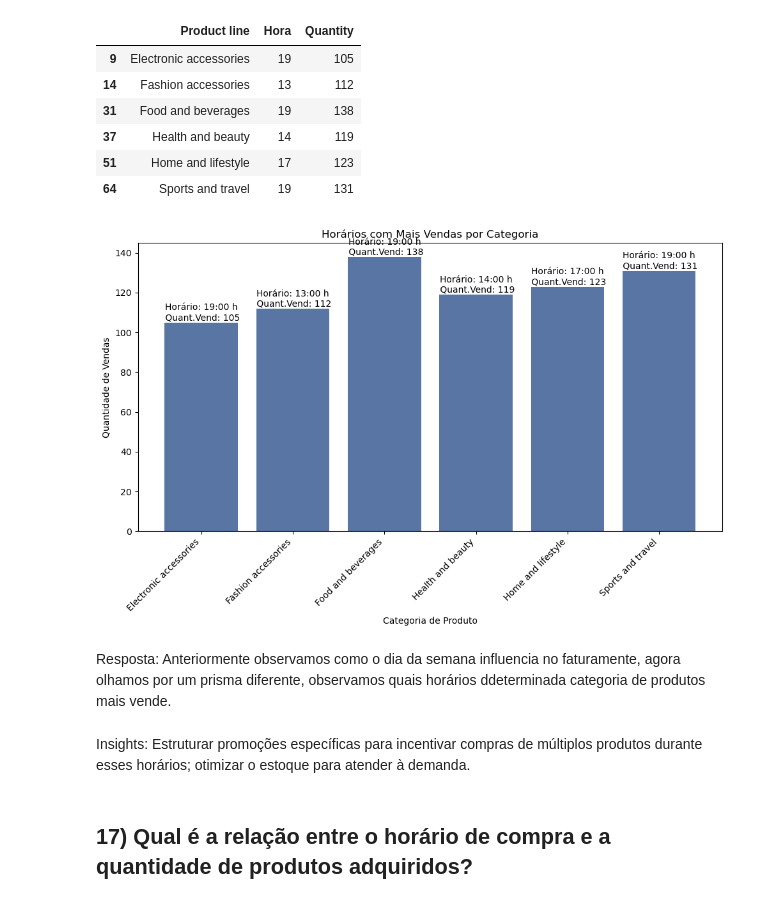
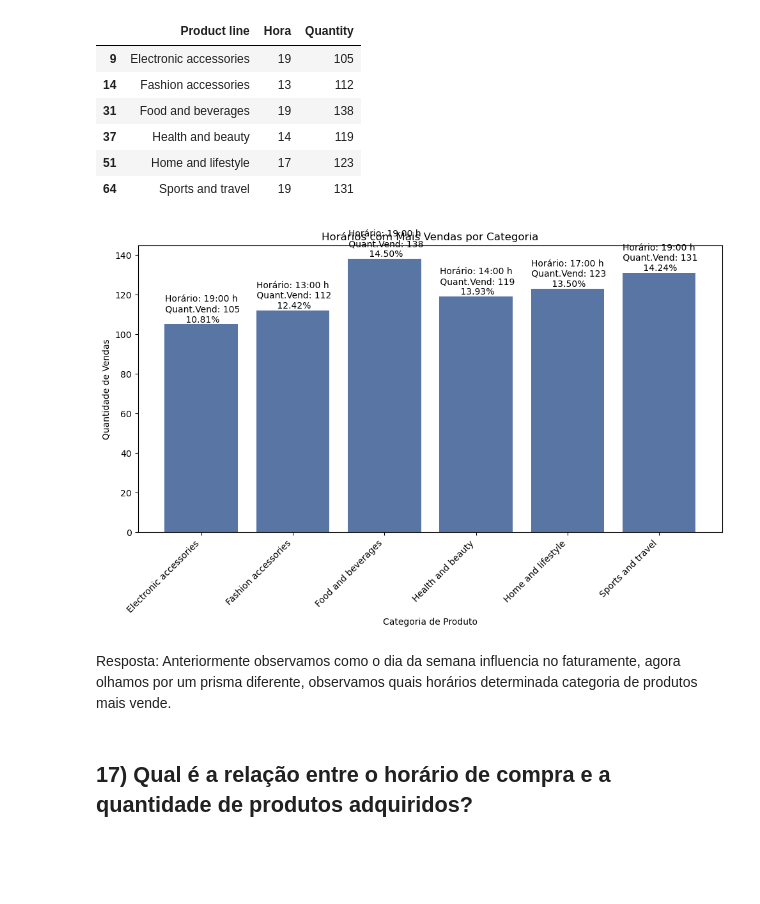
Before and after one commit to leonildolinck/ada-projeto-tecnicas-de-programacao, a Jupyter notebook: Projeto-Notebook.ipynb, the cells around one changed output. Cells and saved outputs as stored; diff of their text form; code cells hidden in the pictures; blank space fills up the shorter version.

```diff
--- a/Projeto-Notebook.ipynb
+++ b/Projeto-Notebook.ipynb
@@ -558,4 +633,7 @@ January     116291.868
 March       109455.507
 February     97219.374
 Name: Total, dtype: float64
+# %%
+total = vendas_mensais.sum()
+porcentagens = (vendas_mensais / total) * 100
 # %%
@@ -899,7 +1002,6 @@ largura_barra = 0.35
 posicoes_normais = posicoes_afiliados + largura_barra
 
 barras_afiliados = plt.bar(posicoes_afiliados, vendas_afiliados_por_mes['Afiliados'], largura_barra, color='#5975A4', label='Afiliados')
-
 barras_normais = plt.bar(posicoes_normais, vendas_normais_por_mes['Normais'], largura_barra, color="#CD8964", label='Normais')
 
 plt.xlabel('Mês')
@@ -908,11 +1010,14 @@ plt.title('Vendas por Tipo de Cliente nos Meses Jan, Fev e Mar')
 plt.xticks(vendas_afiliados_por_mes.index + 1.18, ['Janeiro', 'Fevereiro', 'Março'])
 plt.legend()
 
-for i, v in enumerate(vendas_afiliados_por_mes['Afiliados']):
-    plt.text(posicoes_afiliados[i], v + 0.02, int(v), ha='center', va='bottom')
-
-for i, v in enumerate(vendas_normais_por_mes['Normais']):
-    plt.text(posicoes_normais[i], v + 0.02, int(v), ha='center', va='bottom')
+for i in range(len(barras_afiliados)):
+    yval_afiliados = barras_afiliados[i].get_height()
+    yval_normais = barras_normais[i].get_height()
+    total_mes = yval_afiliados + yval_normais
+    percentage_afiliados = (yval_afiliados / total_mes) * 100
+    percentage_normais = (yval_normais / total_mes) * 100
+    plt.text(barras_afiliados[i].get_x() + barras_afiliados[i].get_width() / 2, yval_afiliados, f'{percentage_afiliados:.2f}%', ha='center', va='bottom', color='black')
+    plt.text(barras_normais[i].get_x() + barras_normais[i].get_width() / 2, yval_normais, f'{percentage_normais:.2f}%', ha='center', va='bottom', color='black')
 
 plt.show()
 # %% [output]
@@ -1004,12 +1107,15 @@ ax.set_xticks(index + bar_width / 2)
 ax.set_xticklabels(total_pagamentos_membros.index)
 ax.legend()
 
-for i, v in enumerate(total_pagamentos_membros):
-    ax.text(i, v + 0.02, int(v), ha='center', va='bottom')
+for i in range(len(barra_membros)):
+    yval_membros = barra_membros[i].get_height()
+    yval_nao_membros = barra_nao_membros[i].get_height()
+    total_pagamento = yval_membros + yval_nao_membros
+    percentage_membros = (yval_membros / total_pagamento) * 100
+    percentage_nao_membros = (yval_nao_membros / total_pagamento) * 100
+    plt.text(barra_membros[i].get_x() + barra_membros[i].get_width() / 2, yval_membros, f'{percentage_membros:.2f}%', ha='center', va='bottom', color='black')
+    plt.text(barra_nao_membros[i].get_x() + barra_nao_membros[i].get_width() / 2, yval_nao_membros, f'{percentage_nao_membros:.2f}%', ha='center', va='bottom', color='black')
 
-for i, v in enumerate(total_pagamentos_nao_membros):
-    ax.text(i + bar_width, int(v) + 0.02, int(v), ha='center', va='bottom')
 plt.rcParams['figure.figsize'] = (9,9)
-
 plt.show()
 # %% [output]
@@ -1081,11 +1185,15 @@ hora_faturamento_maximo_por_dia
 | 64 | Tuesday | 19 | 9198.672 |
 | 69 | Wednesday | 13 | 6734.343 |
 # %%
+total_faturamento_por_dia = df.groupby('Dia_da_Semana')['Total'].sum()
+
 plt.figure(figsize=(12, 7))
 
 plt.bar(hora_faturamento_maximo_por_dia['Dia_da_Semana'], hora_faturamento_maximo_por_dia['Total'], color='#5975A4')
-for index, row in hora_faturamento_maximo_por_dia.iterrows():
-    plt.text(row['Dia_da_Semana'], row['Total'], f"{row['Hora']}:00h\n Fat: {row['Total']:.2f}", color='black',
+
+for i, linha in hora_faturamento_maximo_por_dia.iterrows():
+    porcentagem = (linha['Total'] / total_faturamento_por_dia[linha['Dia_da_Semana']]) * 100
+    plt.text(linha['Dia_da_Semana'], linha['Total'], f"{linha['Hora']}:00h\n Fat: {linha['Total']:.2f}\n {porcentagem:.2f}%", color='black',
              ha='center', va='bottom')
 
 plt.title('Horário com Maior Faturamento em Cada Dia da Semana')
@@ -1135,25 +1243,26 @@ horarios_mais_vendas
 | 51 | Home and lifestyle | 17 | 123 |
 | 64 | Sports and travel | 19 | 131 |
 # %%
+total_vendas_por_categoria = df.groupby('Product line')['Quantity'].sum()
+
 plt.figure(figsize=(10, 6.5))
 
 for i, coluna in horarios_mais_vendas.iterrows():
     plt.bar(coluna['Product line'], coluna['Quantity'], label=f"{coluna['Hora']}:00", color='#5975A4')
-    plt.text(coluna['Product line'], coluna['Quantity'], f"Horário: {coluna['Hora']}:00 h\n Quant.Vend: {coluna['Quantity']}", ha='center', va='bottom')
+    percentage = (coluna['Quantity'] / total_vendas_por_categoria[coluna['Product line']]) * 100
+    plt.text(coluna['Product line'], coluna['Quantity'], f"Horário: {coluna['Hora']}:00 h\n Quant.Vend: {coluna['Quantity']}\n {percentage:.2f}%", ha='center', va='bottom')
 
 plt.title('Horários com Mais Vendas por Categoria')
 plt.xlabel('Categoria de Produto')
 plt.ylabel('Quantidade de Vendas')
 plt.xticks(rotation=45, ha='right')
 plt.tight_layout()
 
 plt.show()
 # %% [output]
-[figure, old version]
+[figure, new version]
 # %% [markdown]
-Resposta: Anteriormente observamos como o dia da semana influencia no faturamente, agora olhamos por um prisma diferente, observamos quais horários ddeterminada categoria de produtos mais vende.
+Resposta: Anteriormente observamos como o dia da semana influencia no faturamente, agora olhamos por um prisma diferente, observamos quais horários determinada categoria de produtos mais vende.
-# %% [markdown]
-Insights: Estruturar promoções específicas para incentivar compras de múltiplos produtos durante esses horários; otimizar o estoque para atender à demanda.
 # %% [markdown]
 ## 17) Qual é a relação entre o horário de compra e a quantidade de produtos adquiridos?
 # %%
```
Also changed, not shown: parts of 41 cells of this notebook, 2 other files.
